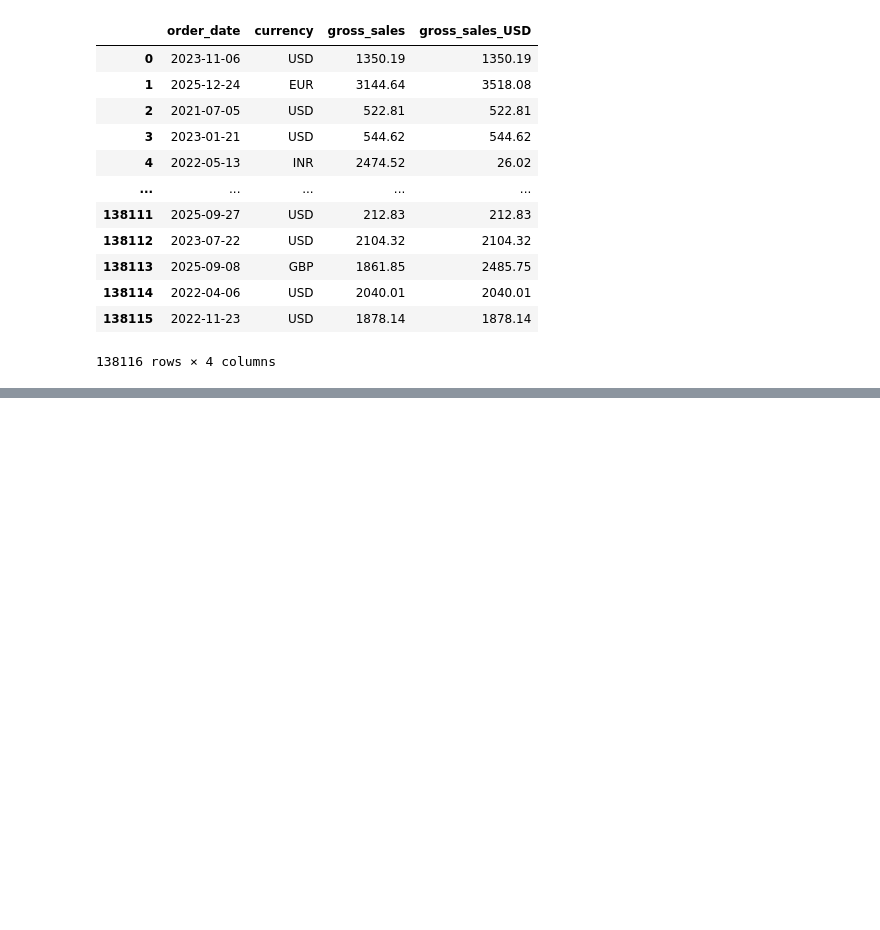
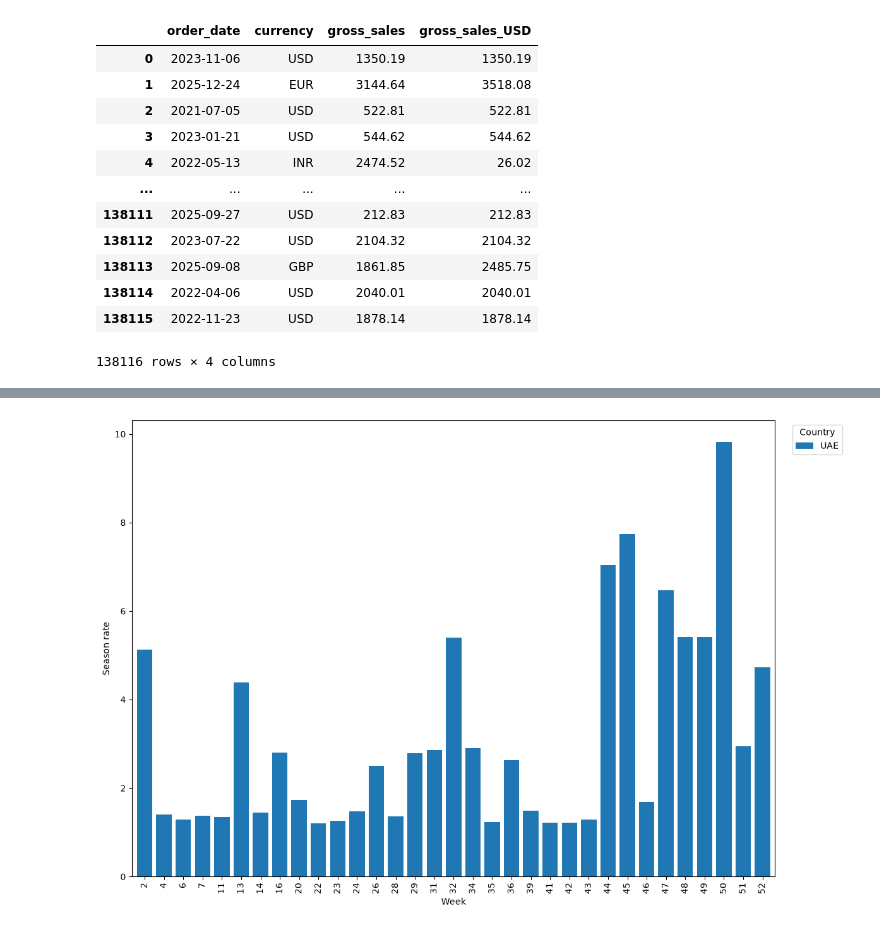
Before and after one commit to SalemAlattas02/Promotion-Profitability-Analysis, a Jupyter notebook: analysis.ipynb, the cells around one changed output, grey strips where cells are left out. Cells and saved outputs as stored; diff of their text form; code cells hidden in the pictures; blank space fills up the shorter version.

```diff
--- a/analysis.ipynb
+++ b/analysis.ipynb
@@ -231,0 +233,14 @@ seasonal_index(df)
+# %%
+peak_weeks_per_country = seasonal_index(df, threshold=1.2)
+peak_weeks_per_country[peak_weeks_per_country['customer_country'] == 'UAE']
+pivot = peak_weeks_per_country[peak_weeks_per_country['customer_country'] == 'UAE'].pivot_table(
+    index="week", columns="customer_country", values="season_index", aggfunc="sum")
+
+ax = pivot.plot(kind='bar',figsize=(12, 8),width=0.8)
+ax.set_xlabel("Week")
+ax.set_ylabel("Season rate")
+ax.legend(title="Country", bbox_to_anchor=(1.02, 1), loc="upper left")
+plt.tight_layout()
+plt.show()
+# %% [output]
+[figure, added]
```
Also changed, not shown: parts of 5 cells of this notebook.
